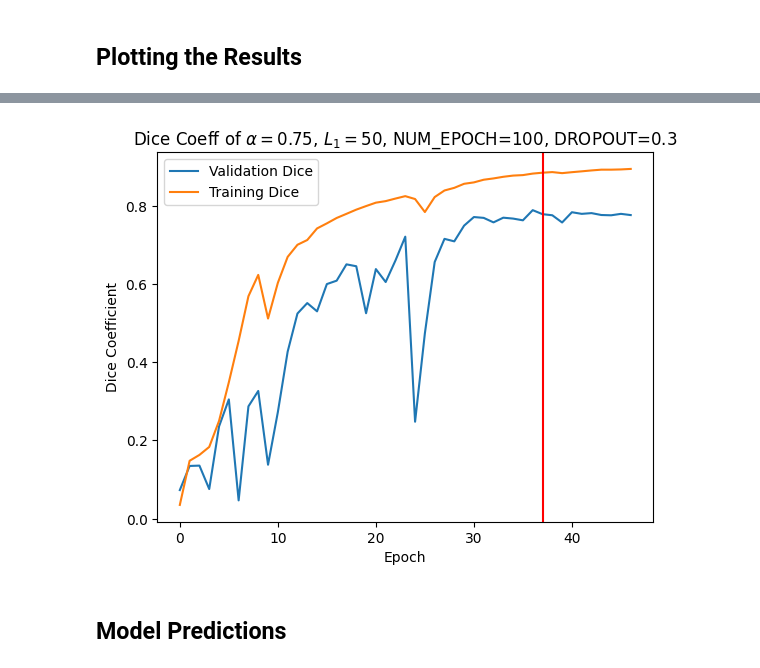
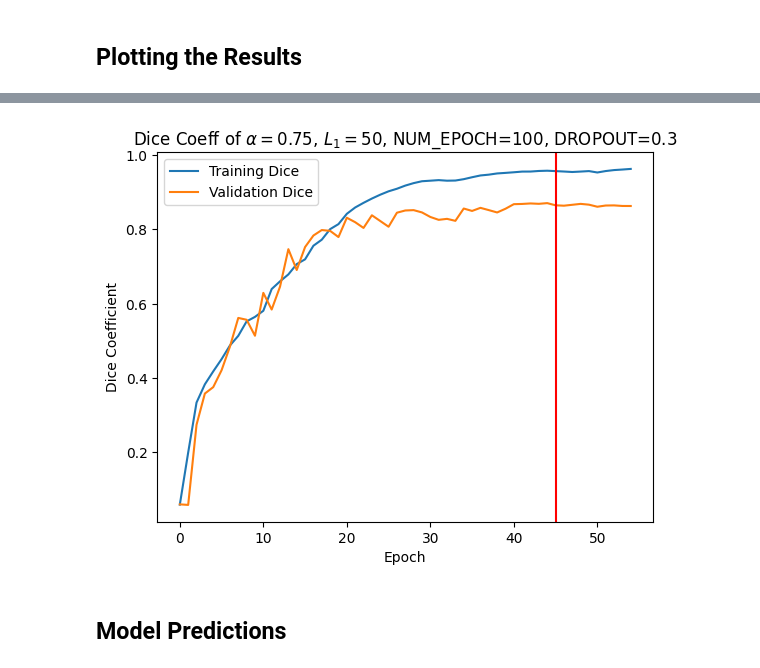
Before and after one commit to mlykwong/bmeg-591q-project, a Jupyter notebook: notebooks/Utils.ipynb, the cells around one changed output, grey strips where cells are left out. Drawn from its saved outputs; the diff is of its cells as text; code cells hidden in the pictures.

Commit message:
final model

```diff
--- a/notebooks/Utils.ipynb
+++ b/notebooks/Utils.ipynb
@@ -608,20 +617,20 @@ plt.show()
 # %%
 import pandas as pd
 
-df = pd.read_csv("model1_100epoch_dropout_nobed.csv")
+df = pd.read_csv("model1_100epoch_dropout_nobed_fixedLoss.csv")
 
+plt.plot(df["epoch"], df["dice_coeff"], label="Training Dice")
 plt.plot(df["epoch"], df["val_dice_coeff"], label="Validation Dice")
-plt.plot(df["epoch"], df["dice_coeff"], label="Training Dice")
-plt.axvline(x=37, color='red')
+plt.axvline(x=45, color='red')
 
 plt.xlabel("Epoch")
 plt.ylabel("Dice Coefficient")
 plt.title(r"Dice Coeff of $\alpha = 0.75$, $L_1=50$, NUM_EPOCH=100, DROPOUT=0.3")
 
 plt.legend()
 plt.show()
 # %% [output]
-[figure, old version]
+[figure, new version]
 # %% [markdown]
 ## Model Predictions
 # %%
```
Also changed, not shown: parts of 9 cells of this notebook.
